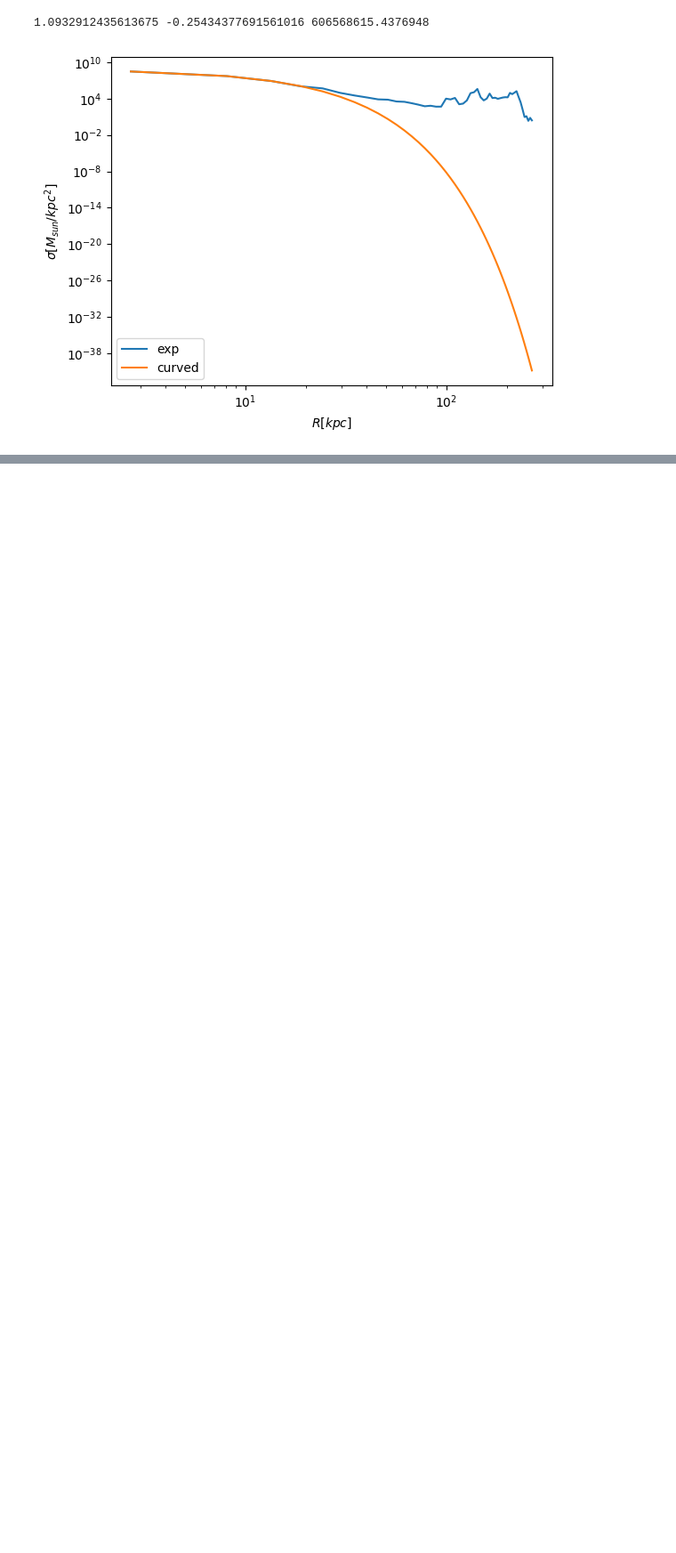
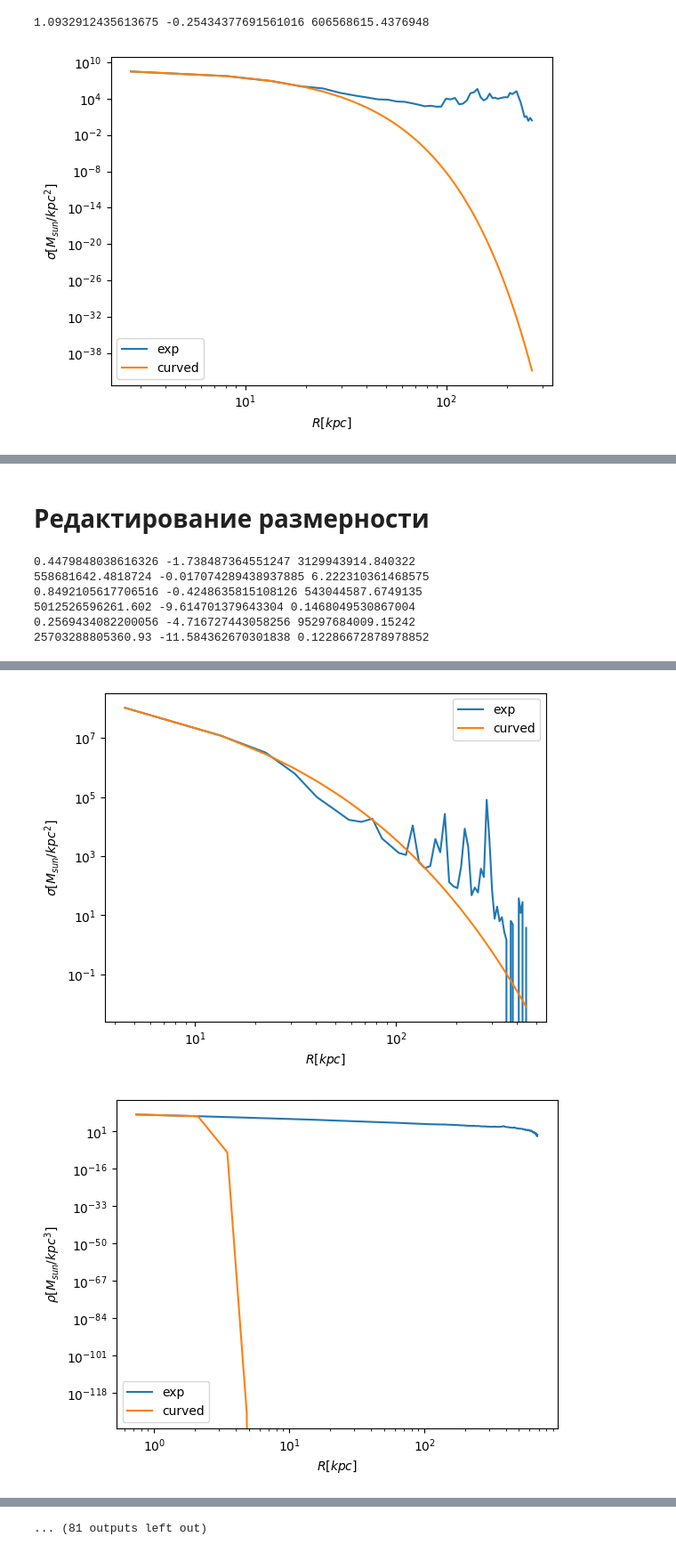
Before and after one commit to merkulovaveraastro9-source/AstronomyProject, a Jupyter notebook: Untitled3.ipynb, the cells around one changed output, grey strips where cells are left out. Shown at 89% size. Cells and saved outputs as stored; diff of their text form; code cells hidden in the pictures; blank space fills up the shorter version.

```diff
--- a/Untitled3.ipynb
+++ b/Untitled3.ipynb
@@ -820,0 +829,74 @@ DataFile(342447,alpha_exp, A_exp, sigma0, Rho0E, A_E, alpha_E, Density, Rad, Mas
+# %% [markdown]
+# Редактирование размерности
+# %%
+massive = [544001,
+544408,
+544697,
+545437,
+546114,
+546474,
+546870,
+547293,
+547844,
+549516,
+550149,
+550475,
+550934,
+552414,
+552581,
+553837,
+554189,
+554523,
+554798,
+555013,
+555287,
+555601,
+557721,
+559036,
+559386,
+560751,
+561676,
+563732,
+565089,
+565251,
+566365,
+567382,
+569251,
+571454,
+571633,
+572328,
+572840,
+574037,
+575356,
+576516,
+577372,
+580250,
+580406,
+588831,
+613192]
+for id in massive:
+    with File(f"Data_{id}", 'r+') as h5:
+        h5['Rad_dm'][:]/= h0**2
+        h5['Mass_dm'][:] /= h0**2
+        h5['Density_dm'][:]*=h0**4
+        h5['Rad'][:]/= h0**2
+        h5['Mass_star'][:]/= h0**2
+        h5['Density'][:]*=h0**2
+        alpha_exp, A_exp, sigma0 = curve_density_Exponencial(h5['Density'][:],h5['Rad'][:])
+        curve_func_density_Exponencial(h5['Rad'][:],alpha_exp, A_exp, sigma0,h5['Density'][:])
+        h5.create_dataset('new_alpha_exp',data = alpha_exp)
+        h5.create_dataset('new_A_exp',data = A_exp)
+        h5.create_dataset('new_sigma0',data = sigma0)
+
+        Rho0E, A_E, alpha_E = curve_density_Einasto(h5['Density_dm'][:],h5['Rad_dm'][:])
+        curve_func_density_Einasto(h5['Rad_dm'][:],Rho0E, A_E, alpha_E,h5['Density_dm'][:])
+        h5.create_dataset('new_Rho0E',data = Rho0E)
+        h5.create_dataset('new_A_E',data = A_E)
+        h5.create_dataset('new_alpha_E',data = alpha_E)
+# %% [output]
+0.4479848038616326 -1.738487364551247 3129943914.840322
+558681642.4818724 -0.017074289438937885 6.222310361468575
+0.8492105617706516 -0.4248635815108126 543044587.6749135
+5012526596261.602 -9.614701379643304 0.1468049530867004
+0.2569434082200056 -4.716727443058256 95297684009.15242
+25703288805360.93 -11.584362670301838 0.12286672878978852
@@ -820,0 +936,2 @@ DataFile(342447,alpha_exp, A_exp, sigma0, Rho0E, A_E, alpha_E, Density, Rad, Mas
+[figure, added]
+[figure, added]
@@ -820,0 +945 @@ DataFile(342447,alpha_exp, A_exp, sigma0, Rho0E, A_E, alpha_E, Density, Rad, Mas
+... (81 outputs left out)
```
Also changed, not shown: parts of 11 cells of this notebook.
